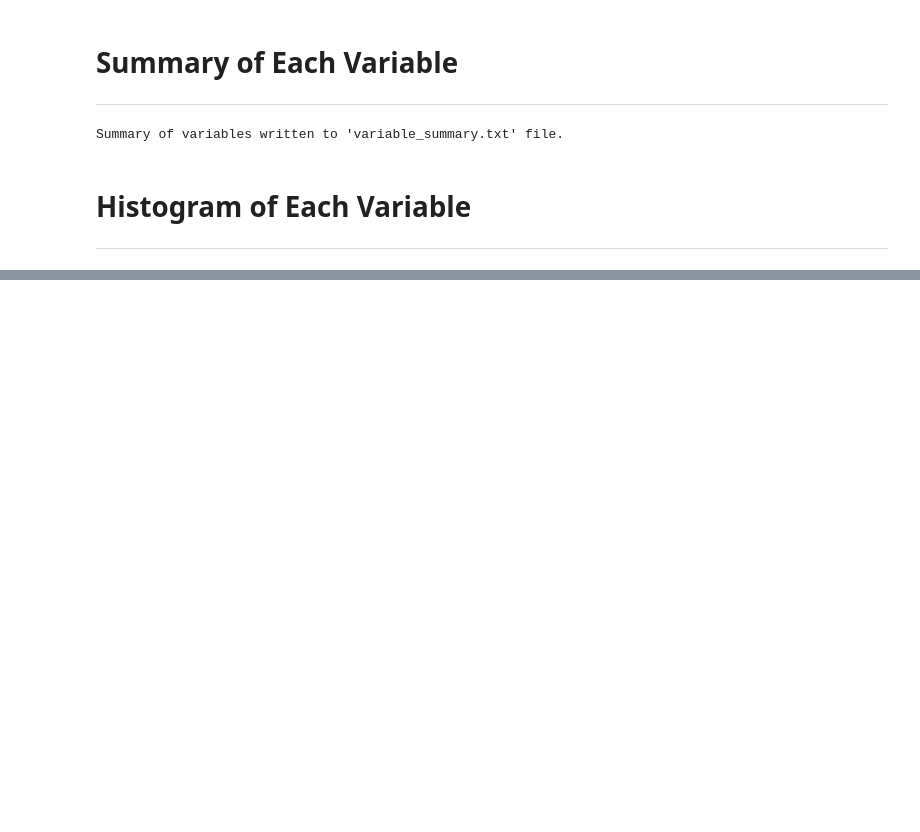
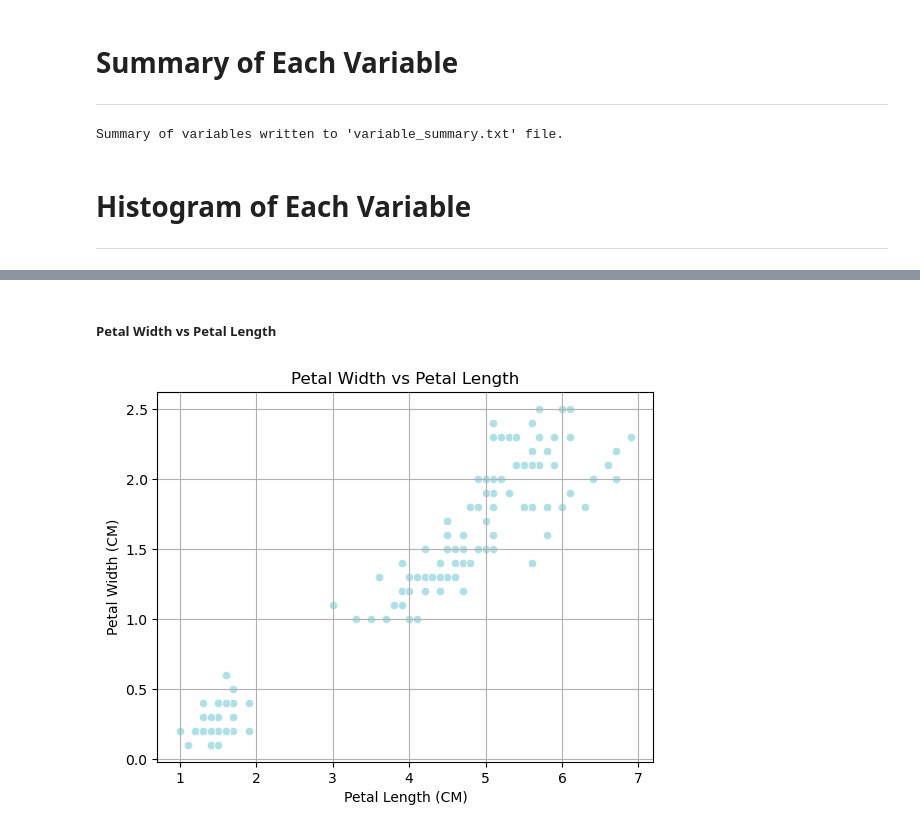
Before and after one commit to briannemcgrath/pands-project, a Jupyter notebook: analysis.ipynb, the cells around one changed output, grey strips where cells are left out. Drawn from its saved outputs; the diff is of its cells as text; code cells hidden in the pictures; blank space fills up the shorter version.

```diff
--- a/analysis.ipynb
+++ b/analysis.ipynb
@@ -130,0 +144,13 @@ plt.show()
+# %% [markdown]
+##### Petal Width vs Petal Length
+# %%
+#Scatter Plots
+
+sns.scatterplot(x='PetalLengthCm', y='PetalWidthCm', data=df, color='powderblue')
+plt.title('Petal Width vs Petal Length')
+plt.xlabel('Petal Length (CM)')
+plt.ylabel('Petal Width (CM)')
+plt.grid()
+plt.show()
+# %% [output]
+[figure, added]
```
Also changed, not shown: parts of 8 cells of this notebook.
